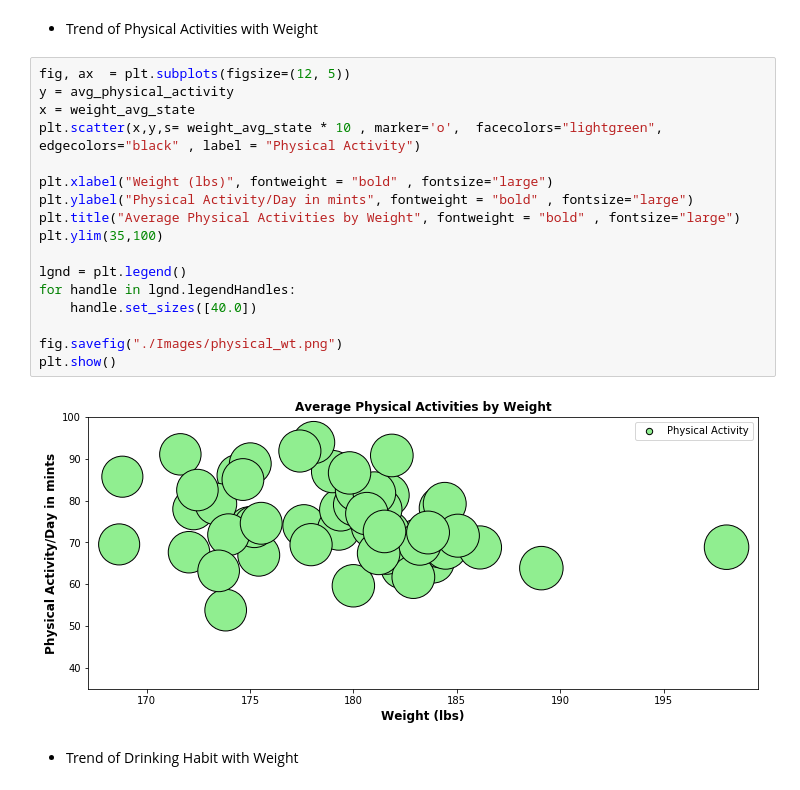
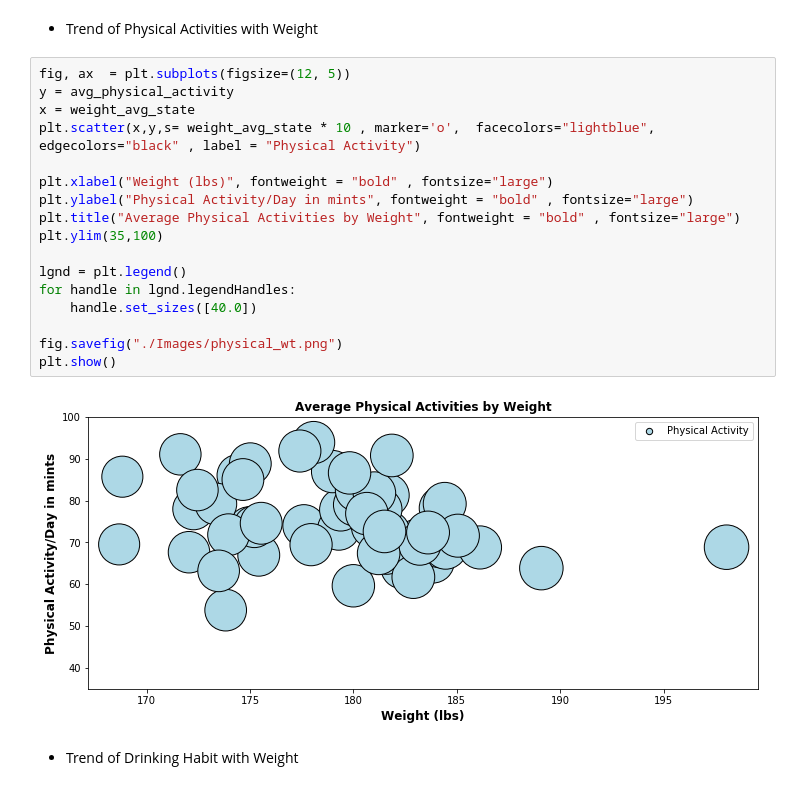
Before and after one commit to ic2019/groupb_project1, a Jupyter notebook: Behavior_Analysis_1.ipynb, the cells around one changed output. Drawn from its saved outputs; the diff is of its cells as text.

```diff
--- a/Behavior_Analysis_1.ipynb
+++ b/Behavior_Analysis_1.ipynb
@@ -278,22 +296,22 @@ plt.show()
 # %%
 fig, ax  = plt.subplots(figsize=(12, 5))
 y = avg_physical_activity
 x = weight_avg_state
-plt.scatter(x,y,s= weight_avg_state * 10 , marker='o',  facecolors="lightgreen", edgecolors="black" , label = "Physical Activity")
+plt.scatter(x,y,s= weight_avg_state * 10 , marker='o',  facecolors="lightblue", edgecolors="black" , label = "Physical Activity")
 
 plt.xlabel("Weight (lbs)", fontweight = "bold" , fontsize="large")
 plt.ylabel("Physical Activity/Day in mints", fontweight = "bold" , fontsize="large")
 plt.title("Average Physical Activities by Weight", fontweight = "bold" , fontsize="large")
 plt.ylim(35,100)
 
 lgnd = plt.legend()
 for handle in lgnd.legendHandles:
     handle.set_sizes([40.0])
 
 fig.savefig("./Images/physical_wt.png")
 plt.show()
 # %% [output]
-[figure, old version]
+[figure, new version]
 # %% [markdown]
 * Trend of Drinking Habit with Weight
 # %%
```
Also changed, not shown: parts of 23 cells of this notebook, 9 other files.
